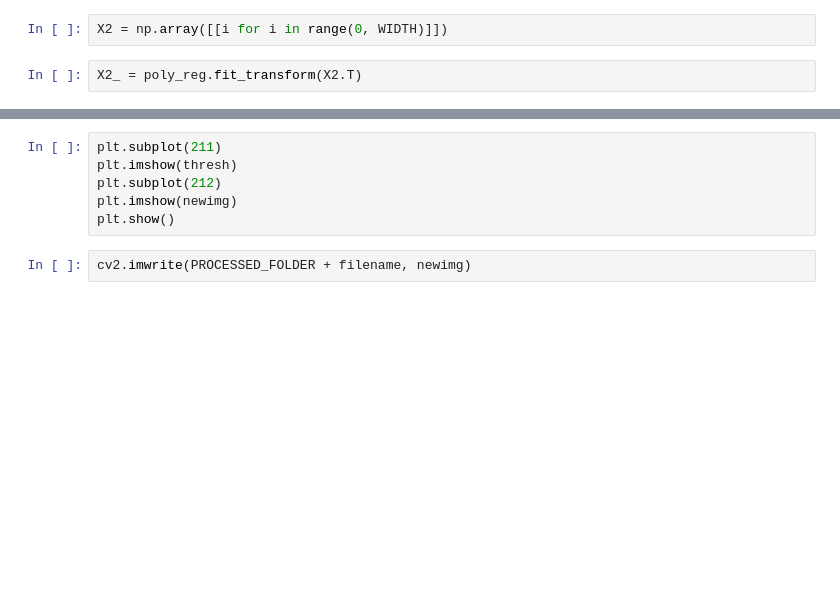
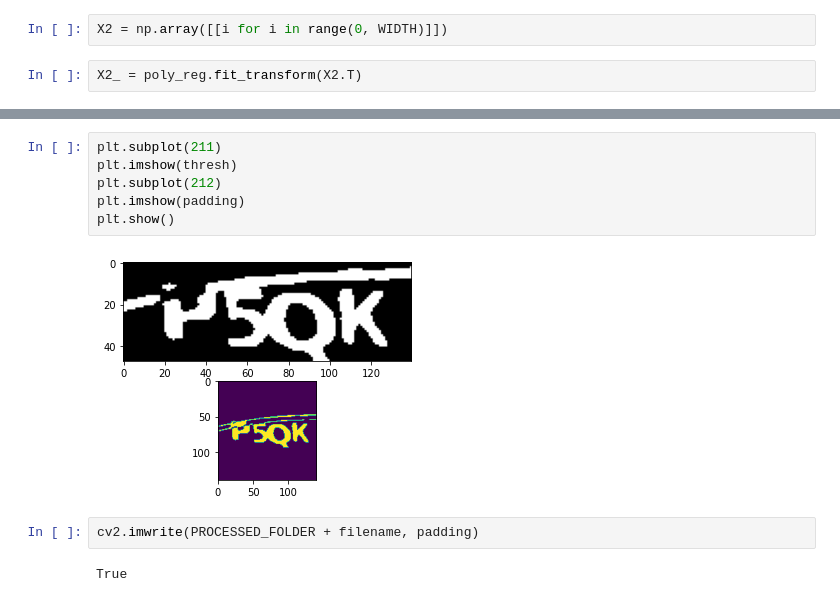
Before and after one commit to maxmilian/thsrc_captcha, a Jupyter notebook: preprocess.ipynb, the cells around one changed output, grey strips where cells are left out. Cells and saved outputs as stored; diff of their text form; blank space fills up the shorter version.

```diff
--- a/preprocess.ipynb
+++ b/preprocess.ipynb
@@ -69,8 +85,12 @@ plt.show()
 # %%
 plt.subplot(211)
 plt.imshow(thresh)
 plt.subplot(212)
-plt.imshow(newimg)
+plt.imshow(padding)
 plt.show()
+# %% [output]
+[figure, added]
 # %%
-cv2.imwrite(PROCESSED_FOLDER + filename, newimg)
+cv2.imwrite(PROCESSED_FOLDER + filename, padding)
+# %% [output]
+True
```
Also changed, not shown: parts of 7 cells of this notebook, 4 other files.
